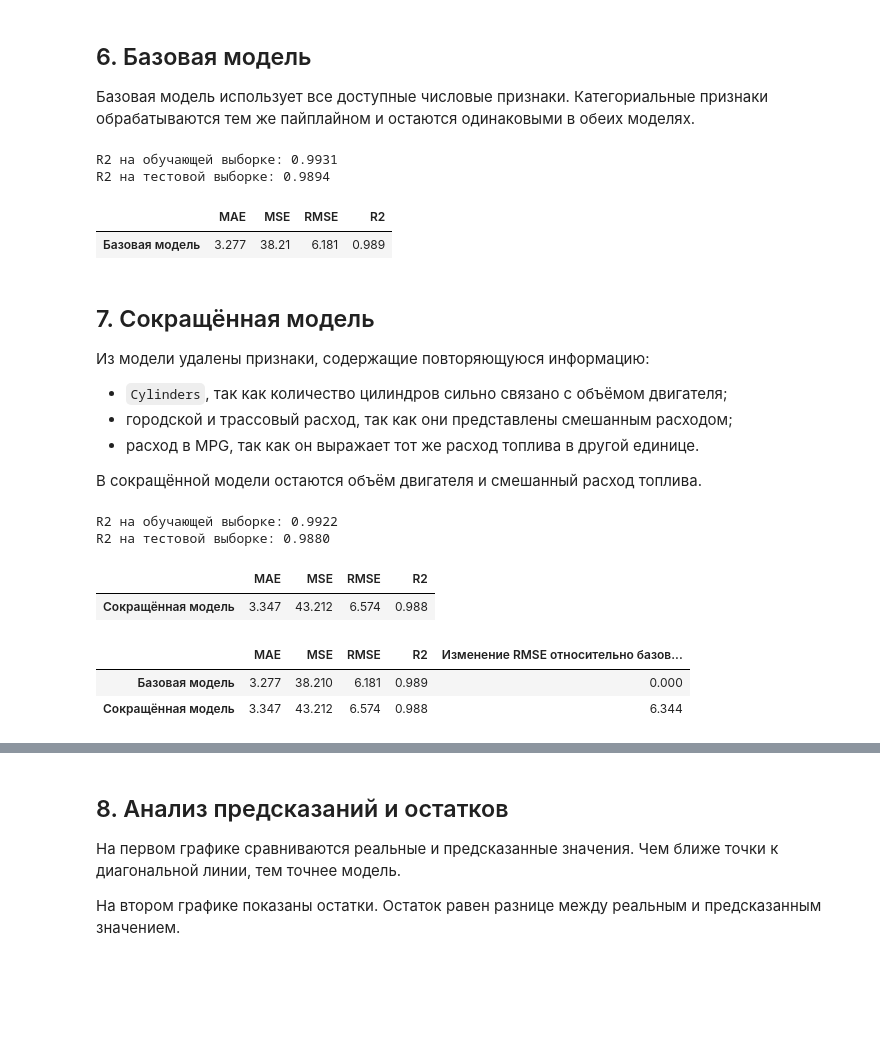
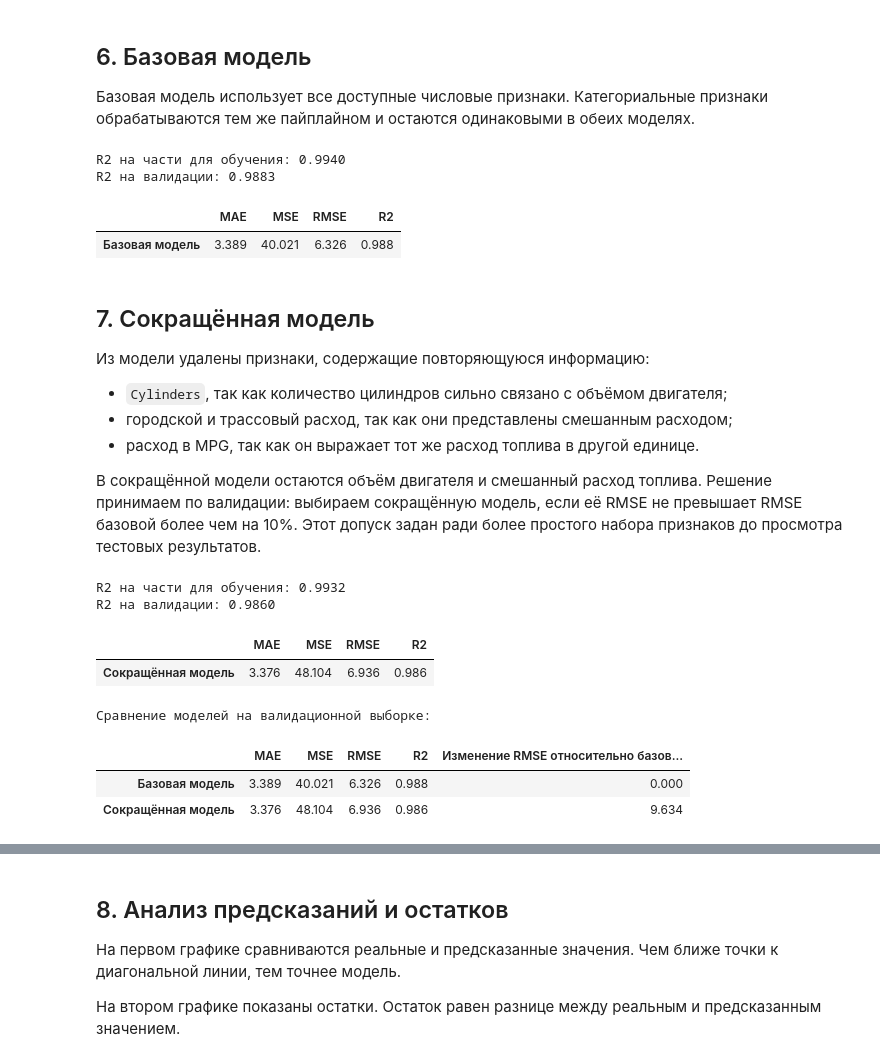
Before and after one commit to Aymanchk/machine-learning-practicals, a Jupyter notebook: practical-04/notebooks/pr4_co2_regression.ipynb, the cells around one changed output, grey strips where cells are left out. Saved outputs shown, nothing was run; the diff lists cells and outputs as text; code cells hidden in the pictures; blank space fills up the shorter version.

```diff
--- a/practical-04/notebooks/pr4_co2_regression.ipynb
+++ b/practical-04/notebooks/pr4_co2_regression.ipynb
@@ -156,7 +204,7 @@ categorical_features = [
     "Fuel Type"
 ]
 
-model_features = numeric_features_all + categorical_features
+model_features = numeric_features_all + interaction_features + categorical_features
 
 X = df[model_features].copy()
 y = df[target].copy()
@@ -168,8 +216,17 @@ X_train, X_test, y_train, y_test = train_test_split(
     random_state=42
 )
 
+X_fit, X_val, y_fit, y_val = train_test_split(
+    X_train,
+    y_train,
+    test_size=0.2,
+    random_state=42
+)
+
 print(f"Размер X_train: {X_train.shape}")
 print(f"Размер X_test: {X_test.shape}")
 print(f"Размер y_train: {y_train.shape}")
 print(f"Размер y_test: {y_test.shape}")
+print(f"Размер X_fit: {X_fit.shape}")
+print(f"Размер X_val: {X_val.shape}")
 # %% [output]
@@ -272,37 +359,37 @@ baseline_model = create_regression_pipeline(
     categorical_features
 )
 
-baseline_model.fit(X_train, y_train)
+baseline_model.fit(X_fit, y_fit)
 
-baseline_train_predictions = baseline_model.predict(X_train)
-baseline_test_predictions = baseline_model.predict(X_test)
+baseline_fit_predictions = baseline_model.predict(X_fit)
+baseline_val_predictions = baseline_model.predict(X_val)
 
-baseline_metrics = calculate_metrics(
-    y_test,
-    baseline_test_predictions
+baseline_validation_metrics = calculate_metrics(
+    y_val,
+    baseline_val_predictions
 )
 
 print(
-    f"R2 на обучающей выборке: "
-    f"{r2_score(y_train, baseline_train_predictions):.4f}"
+    f"R2 на части для обучения: "
+    f"{r2_score(y_fit, baseline_fit_predictions):.4f}"
 )
 
 print(
-    f"R2 на тестовой выборке: "
-    f"{baseline_metrics['R2']:.4f}"
+    f"R2 на валидации: "
+    f"{baseline_validation_metrics['R2']:.4f}"
 )
 
 display(
     pd.DataFrame(
-        [baseline_metrics],
+        [baseline_validation_metrics],
         index=["Базовая модель"]
     ).round(3)
 )
 # %% [output]
-R2 на обучающей выборке: 0.9931
-R2 на тестовой выборке: 0.9894
+R2 на части для обучения: 0.9940
+R2 на валидации: 0.9883
 |  | MAE | MSE | RMSE | R2 |
-| Базовая модель | 3.277 | 38.21 | 6.181 | 0.989 |
+| Базовая модель | 3.389 | 40.021 | 6.326 | 0.988 |
 # %% [markdown]
 ## 7. Сокращённая модель
 
@@ -312,7 +399,7 @@ R2 на тестовой выборке: 0.9894
 - городской и трассовый расход, так как они представлены смешанным расходом;
 - расход в MPG, так как он выражает тот же расход топлива в другой единице.
 
-В сокращённой модели остаются объём двигателя и смешанный расход топлива.
+В сокращённой модели остаются объём двигателя и смешанный расход топлива. Решение принимаем по валидации: выбираем сокращённую модель, если её RMSE не превышает RMSE базовой более чем на 10%. Этот допуск задан ради более простого набора признаков до просмотра тестовых результатов.
 # %%
 numeric_features_reduced = [
     "Engine Size(L)",
@@ -324,51 +411,53 @@ reduced_model = create_regression_pipeline(
     categorical_features
 )
 
-reduced_model.fit(X_train, y_train)
+reduced_model.fit(X_fit, y_fit)
 
-reduced_train_predictions = reduced_model.predict(X_train)
-reduced_test_predictions = reduced_model.predict(X_test)
+reduced_fit_predictions = reduced_model.predict(X_fit)
+reduced_val_predictions = reduced_model.predict(X_val)
 
-reduced_metrics = calculate_metrics(
-    y_test,
-    reduced_test_predictions
+reduced_validation_metrics = calculate_metrics(
+    y_val,
+    reduced_val_predictions
 )
 
 print(
-    f"R2 на обучающей выборке: "
-    f"{r2_score(y_train, reduced_train_predictions):.4f}"
+    f"R2 на части для обучения: "
+    f"{r2_score(y_fit, reduced_fit_predictions):.4f}"
 )
 
 print(
-    f"R2 на тестовой выборке: "
-    f"{reduced_metrics['R2']:.4f}"
+    f"R2 на валидации: "
+    f"{reduced_validation_metrics['R2']:.4f}"
 )
 
 display(
     pd.DataFrame(
-        [reduced_metrics],
+        [reduced_validation_metrics],
         index=["Сокращённая модель"]
     ).round(3)
 )
 # %% [output]
-R2 на обучающей выборке: 0.9922
-R2 на тестовой выборке: 0.9880
+R2 на части для обучения: 0.9932
+R2 на валидации: 0.9860
 |  | MAE | MSE | RMSE | R2 |
-| Сокращённая модель | 3.347 | 43.212 | 6.574 | 0.988 |
+| Сокращённая модель | 3.376 | 48.104 | 6.936 | 0.986 |
 # %%
 comparison = pd.DataFrame(
     {
-        "Базовая модель": baseline_metrics,
-        "Сокращённая модель": reduced_metrics
+        "Базовая модель": baseline_validation_metrics,
+        "Сокращённая модель": reduced_validation_metrics
     }
 ).T
 
 comparison["Изменение RMSE относительно базовой, %"] = (
     comparison["RMSE"] / comparison.loc["Базовая модель", "RMSE"] - 1
 ) * 100
 
+print("Сравнение моделей на валидационной выборке:")
 display(comparison.round(3))
 # %% [output]
+Сравнение моделей на валидационной выборке:
 |  | MAE | MSE | RMSE | R2 | Изменение RMSE относительно базов... |
-| Базовая модель | 3.277 | 38.210 | 6.181 | 0.989 | 0.000 |
-| Сокращённая модель | 3.347 | 43.212 | 6.574 | 0.988 | 6.344 |
+| Базовая модель | 3.389 | 40.021 | 6.326 | 0.988 | 0.000 |
+| Сокращённая модель | 3.376 | 48.104 | 6.936 | 0.986 | 9.634 |
```
Also changed, not shown: parts of 25 cells of this notebook, 2 other files.
